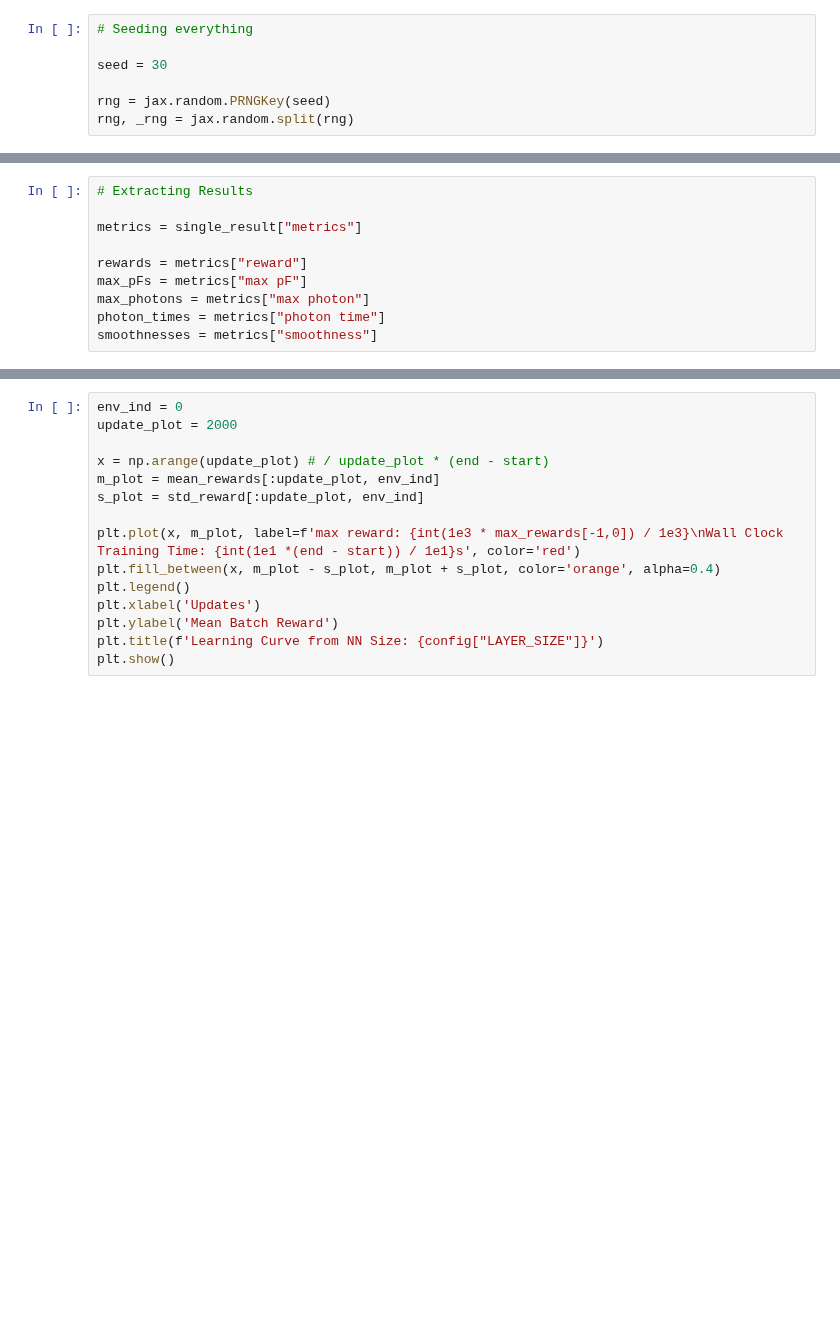
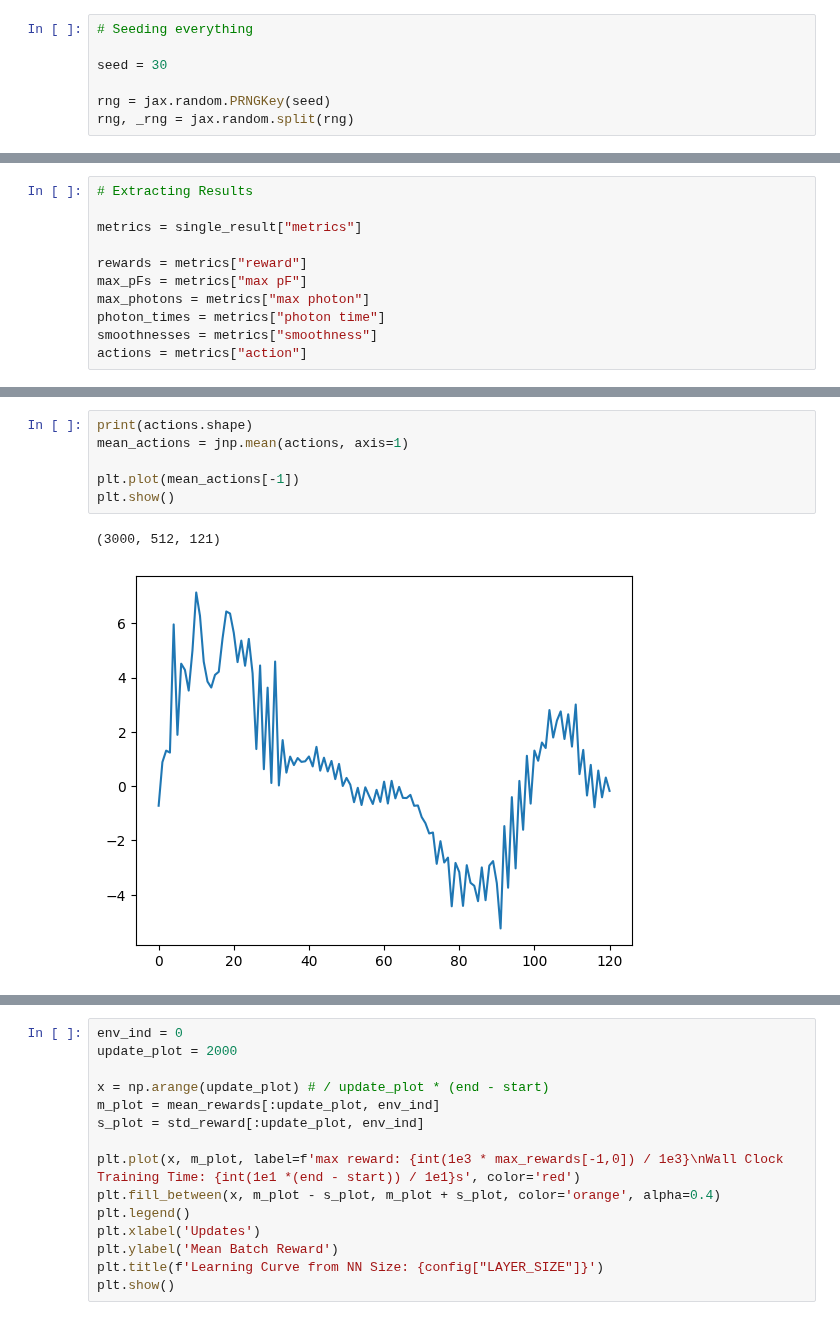
Before and after one commit to AnikenC/ReadoutWithRL, a Jupyter notebook: readoutWithRL/MLControl/ppo_example.ipynb, the cells around one changed output, grey strips where cells are left out. Saved outputs shown, nothing was run; the diff lists cells and outputs as text; blank space fills up the shorter version.

```diff
--- a/readoutWithRL/MLControl/ppo_example.ipynb
+++ b/readoutWithRL/MLControl/ppo_example.ipynb
@@ -126,6 +126,7 @@ max_pFs = metrics["max pF"]
 max_photons = metrics["max photon"]
 photon_times = metrics["photon time"]
 smoothnesses = metrics["smoothness"]
+actions = metrics["action"]
 # %%
 plt.plot(jnp.mean(rewards, axis=-1))
 plt.show()
@@ -133,0 +135,9 @@ plt.show()
+# %%
+print(actions.shape)
+mean_actions = jnp.mean(actions, axis=1)
+
+plt.plot(mean_actions[-1])
+plt.show()
+# %% [output]
+(3000, 512, 121)
+[figure, added]
```
Also changed, not shown: parts of 10 cells of this notebook, 2 other files.
